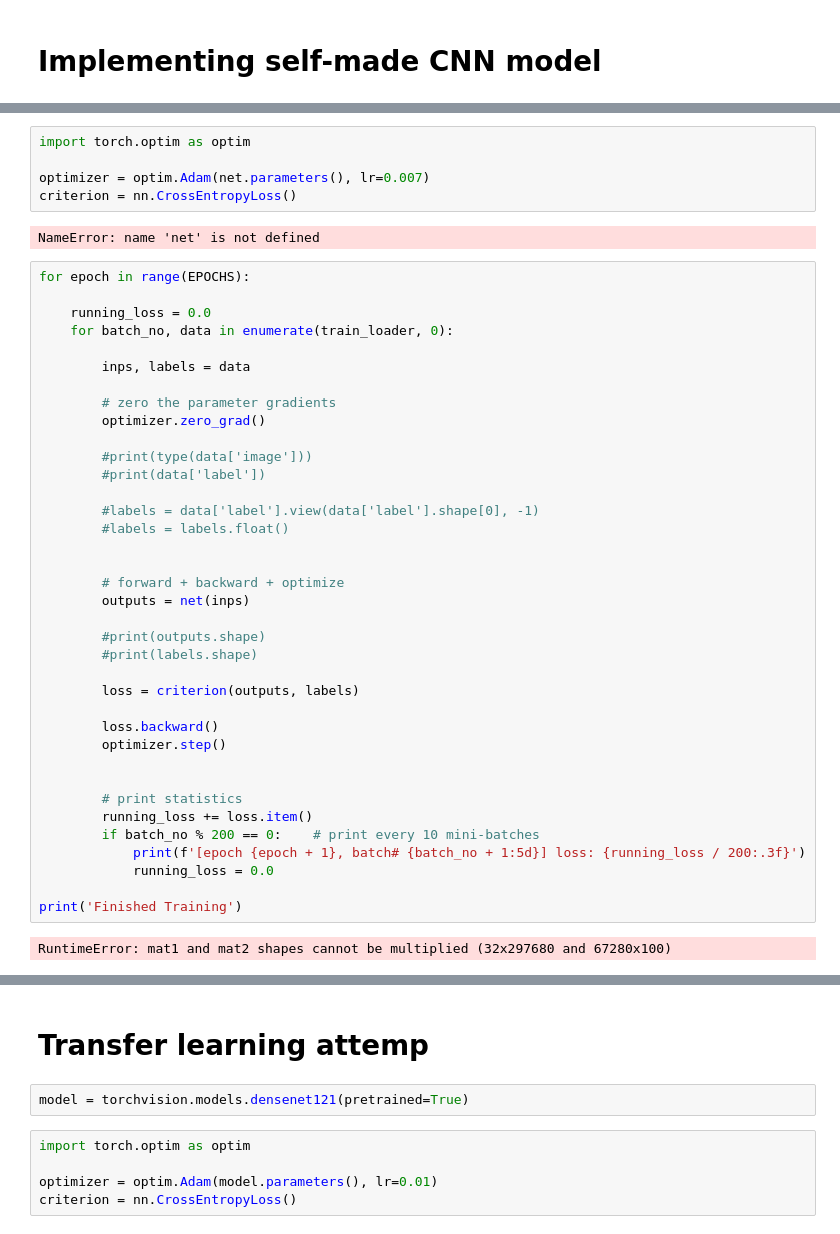
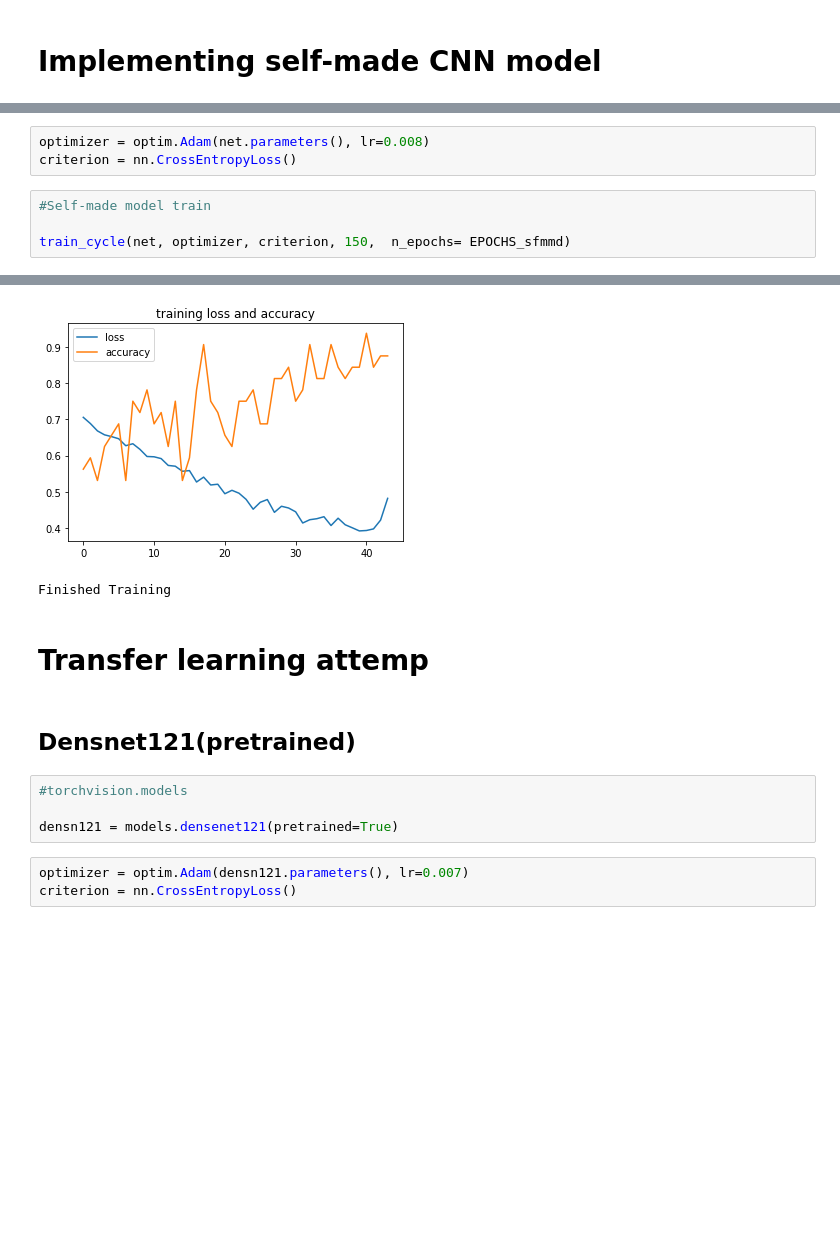
Before and after one commit to ivanshin/Cats_vs_dogs_vision, a Jupyter notebook: expirement_nb.ipynb, the cells around one changed output, grey strips where cells are left out. Drawn from its saved outputs; the diff is of its cells as text; blank space fills up the shorter version.

```diff
--- a/expirement_nb.ipynb
+++ b/expirement_nb.ipynb
@@ -343,46 +383,8 @@ ConvNet(
 # %%
-import torch.optim as optim
-
-optimizer = optim.Adam(net.parameters(), lr=0.007)
+optimizer = optim.Adam(net.parameters(), lr=0.008)
 criterion = nn.CrossEntropyLoss()
-# %% [output]
-NameError: name 'net' is not defined
-# %%
-for epoch in range(EPOCHS):
-
-    running_loss = 0.0
-    for batch_no, data in enumerate(train_loader, 0):
-
-        inps, labels = data
-
-        # zero the parameter gradients
-        optimizer.zero_grad()
-
-        #print(type(data['image']))
-        #print(data['label'])
-
-        #labels = data['label'].view(data['label'].shape[0], -1)
-        #labels = labels.float()
-
-
-        # forward + backward + optimize
-        outputs = net(inps)
-
-        #print(outputs.shape)
-        #print(labels.shape)
-
-        loss = criterion(outputs, labels)
-
-        loss.backward()
-        optimizer.step()
-
-
-        # print statistics
-        running_loss += loss.item()
-        if batch_no % 200 == 0:    # print every 10 mini-batches
-            print(f'[epoch {epoch + 1}, batch# {batch_no + 1:5d}] loss: {running_loss / 200:.3f}')
-            running_loss = 0.0
-
-print('Finished Training')
-# %% [output]
-RuntimeError: mat1 and mat2 shapes cannot be multiplied (32x297680 and 67280x100)
+# %%
+#Self-made model train
+
+train_cycle(net, optimizer, criterion, 150,  n_epochs= EPOCHS_sfmmd)
+# %% [output]
@@ -389,10 +408,14 @@ RuntimeError: mat1 and mat2 shapes cannot be multiplied (32x297680 and 67280x100
+[figure, added]
+Finished Training
 # %% [markdown]
 # Transfer learning attemp
+# %% [markdown]
+## Densnet121(pretrained)
 # %%
-model = torchvision.models.densenet121(pretrained=True)
+#torchvision.models
+
+densn121 = models.densenet121(pretrained=True)
 # %%
-import torch.optim as optim
-
-optimizer = optim.Adam(model.parameters(), lr=0.01)
+optimizer = optim.Adam(densn121.parameters(), lr=0.007)
 criterion = nn.CrossEntropyLoss()
 # %%
```
Also changed, not shown: parts of 21 cells of this notebook.
